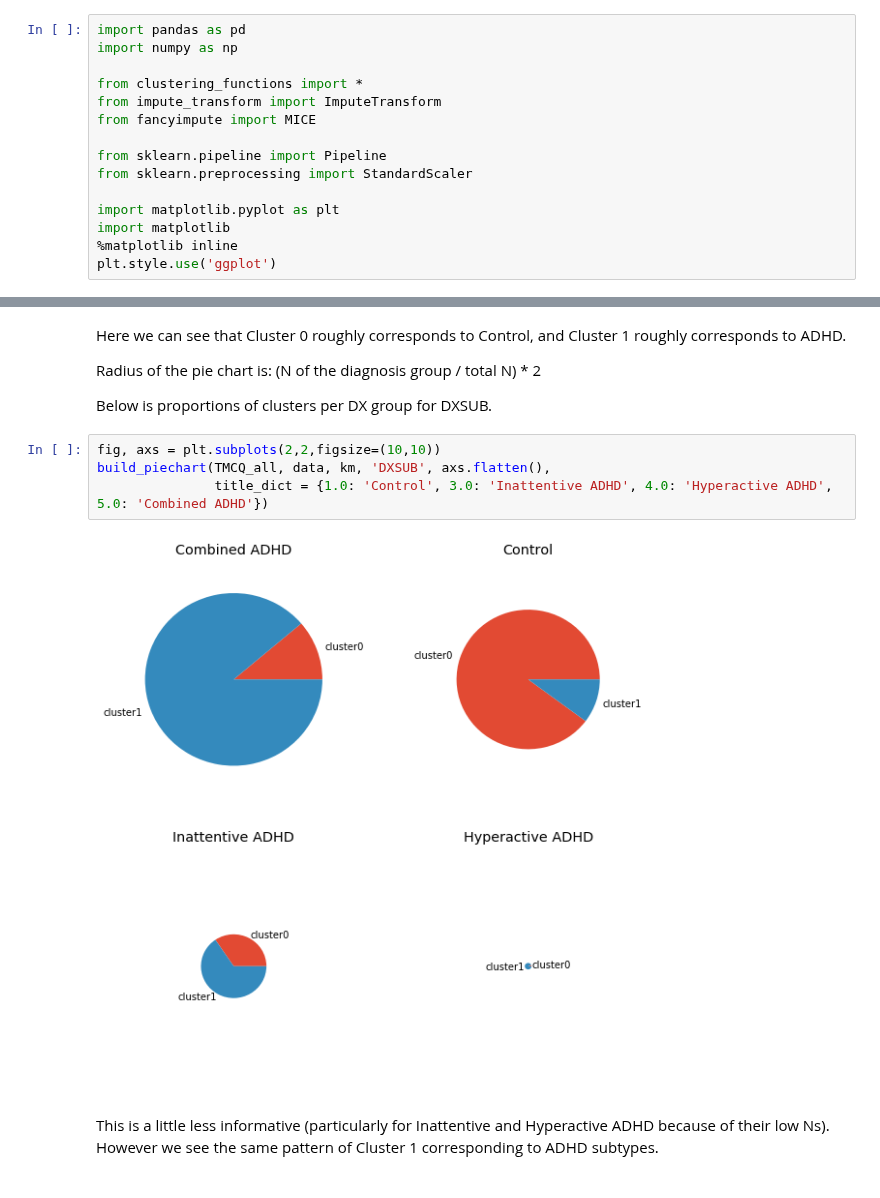
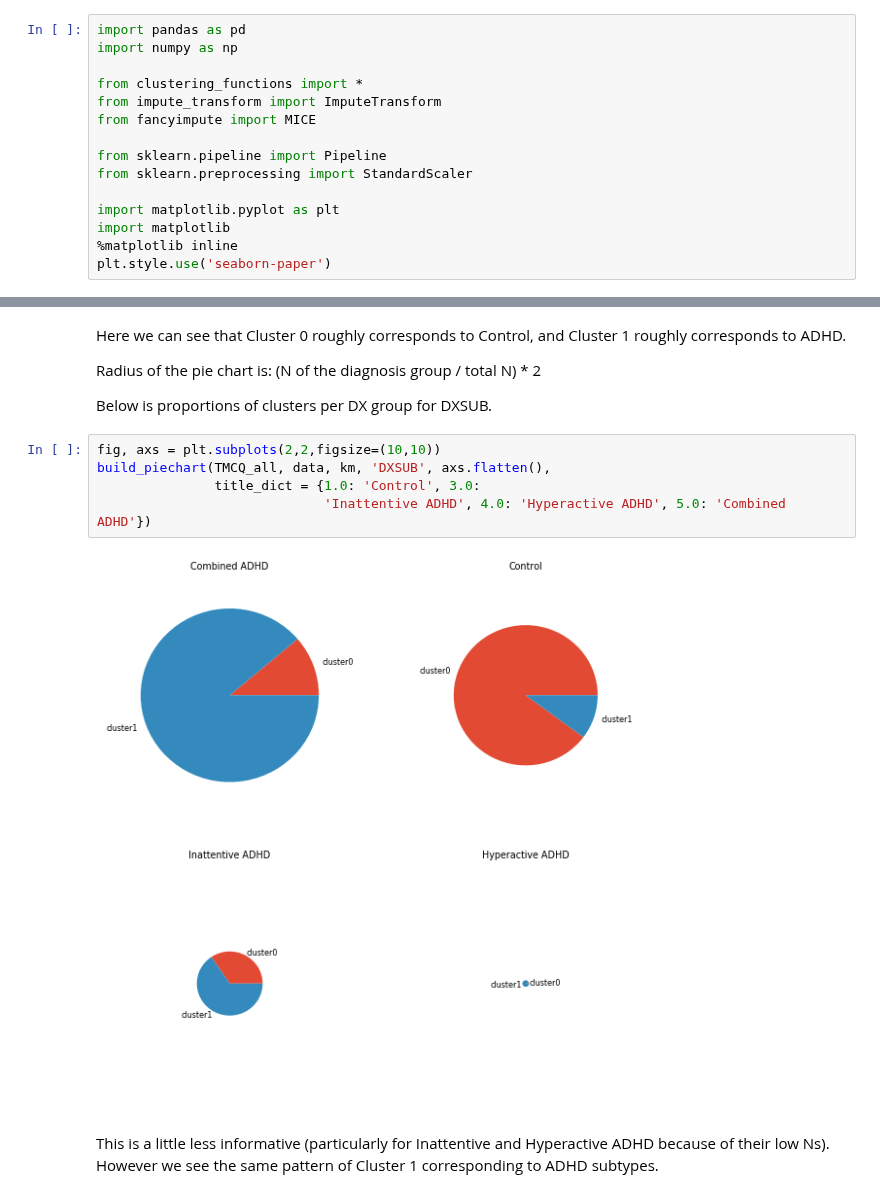
Before and after one commit to cjsmith015/Machine_Learning_and_ADHD, a Jupyter notebook: Unsupervised Learning.ipynb, the cells around one changed output, grey strips where cells are left out. Drawn from its saved outputs; the diff is of its cells as text.

```diff
--- a/Unsupervised Learning.ipynb
+++ b/Unsupervised Learning.ipynb
@@ -12,7 +12,7 @@ from sklearn.preprocessing import StandardScaler
 import matplotlib.pyplot as plt
 import matplotlib
 %matplotlib inline
-plt.style.use('ggplot')
+plt.style.use('seaborn-paper')
 # %% [markdown]
 # Unsupervised Learning in ADHD
 # %% [markdown]
@@ -73,9 +73,10 @@ Below is proportions of clusters per DX group for DXSUB.
 # %%
 fig, axs = plt.subplots(2,2,figsize=(10,10))
 build_piechart(TMCQ_all, data, km, 'DXSUB', axs.flatten(),
-               title_dict = {1.0: 'Control', 3.0: 'Inattentive ADHD', 4.0: 'Hyperactive ADHD', 5.0: 'Combined ADHD'})
+               title_dict = {1.0: 'Control', 3.0:
+                             'Inattentive ADHD', 4.0: 'Hyperactive ADHD', 5.0: 'Combined ADHD'})
 # %% [output]
-[figure, old version]
+[figure, new version]
 # %% [markdown]
 This is a little less informative (particularly for Inattentive and Hyperactive ADHD because of their low Ns). However we see the same pattern of Cluster 1 corresponding to ADHD subtypes.
 # %% [markdown]
```
Also changed, not shown: parts of 6 cells of this notebook, 1 other file.
